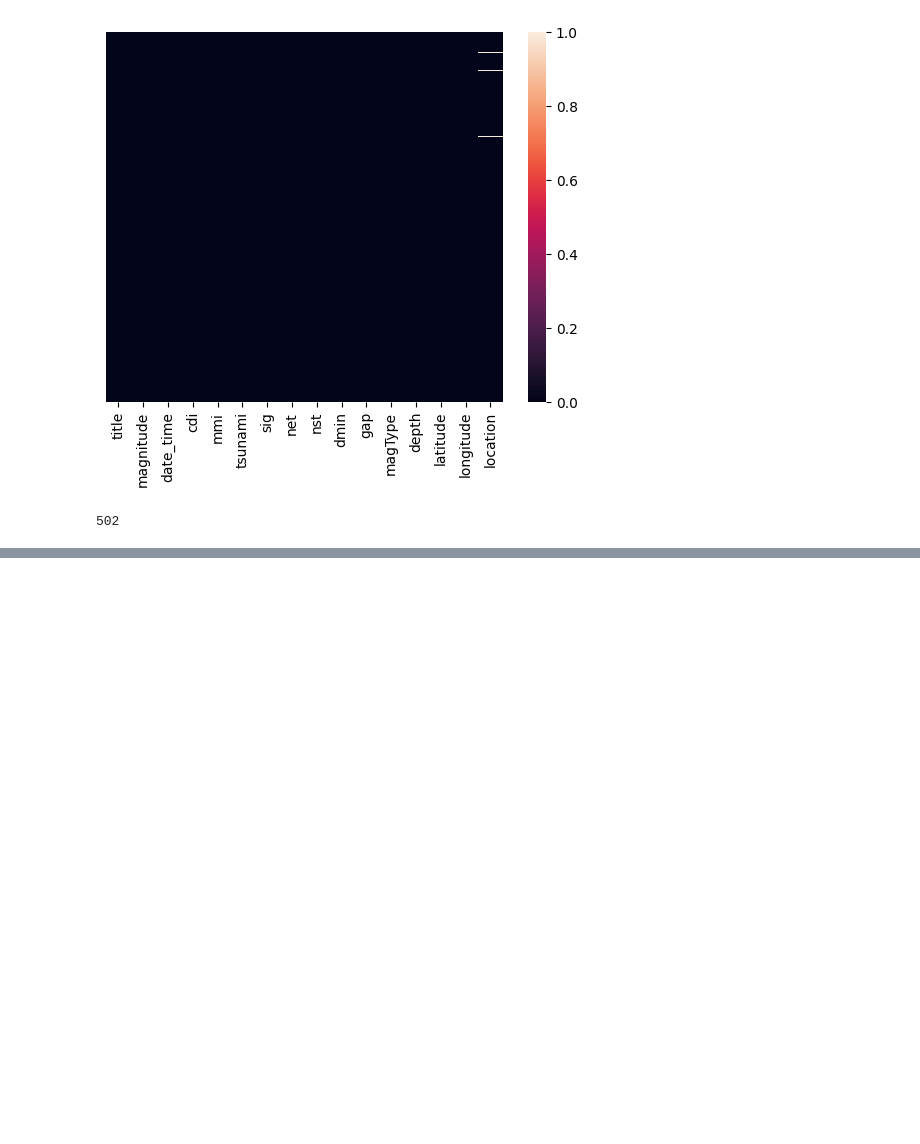
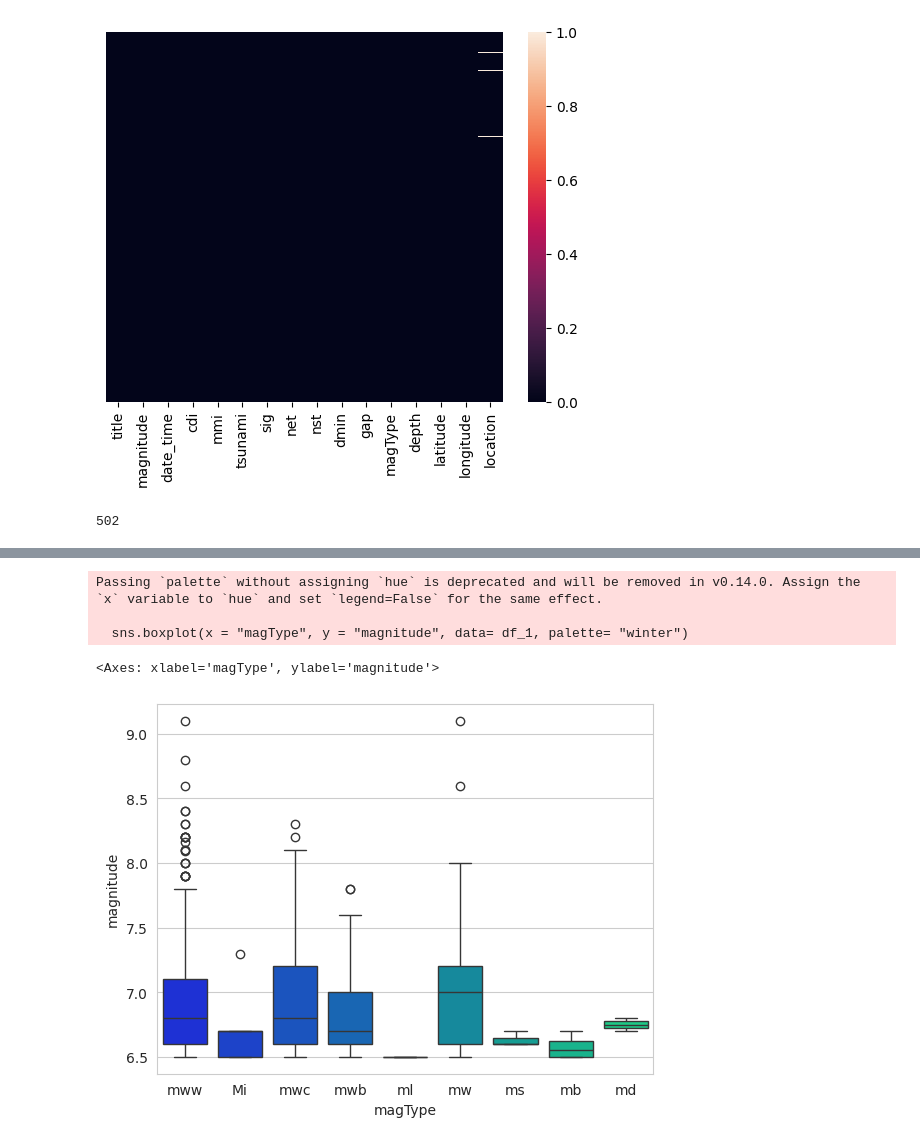
Before and after one commit to Alcatraz312/earthquake-prediction, a Jupyter notebook: src/main.ipynb, the cells around one changed output, grey strips where cells are left out. Saved outputs shown, nothing was run; the diff lists cells and outputs as text; code cells hidden in the pictures; blank space fills up the shorter version.

```diff
--- a/src/main.ipynb
+++ b/src/main.ipynb
@@ -92,0 +132,8 @@ df_1["location"].nunique()
+# %%
+sns.boxplot(x = "magType", y = "magnitude", data= df_1, palette= "winter")
+# %% [output]
+Passing `palette` without assigning `hue` is deprecated and will be removed in v0.14.0. Assign the `x` variable to `hue` and set `legend=False` for the same effect.
+
+  sns.boxplot(x = "magType", y = "magnitude", data= df_1, palette= "winter")
+<Axes: xlabel='magType', ylabel='magnitude'>
+[figure, added]
```
Also changed, not shown: parts of 20 cells of this notebook.
